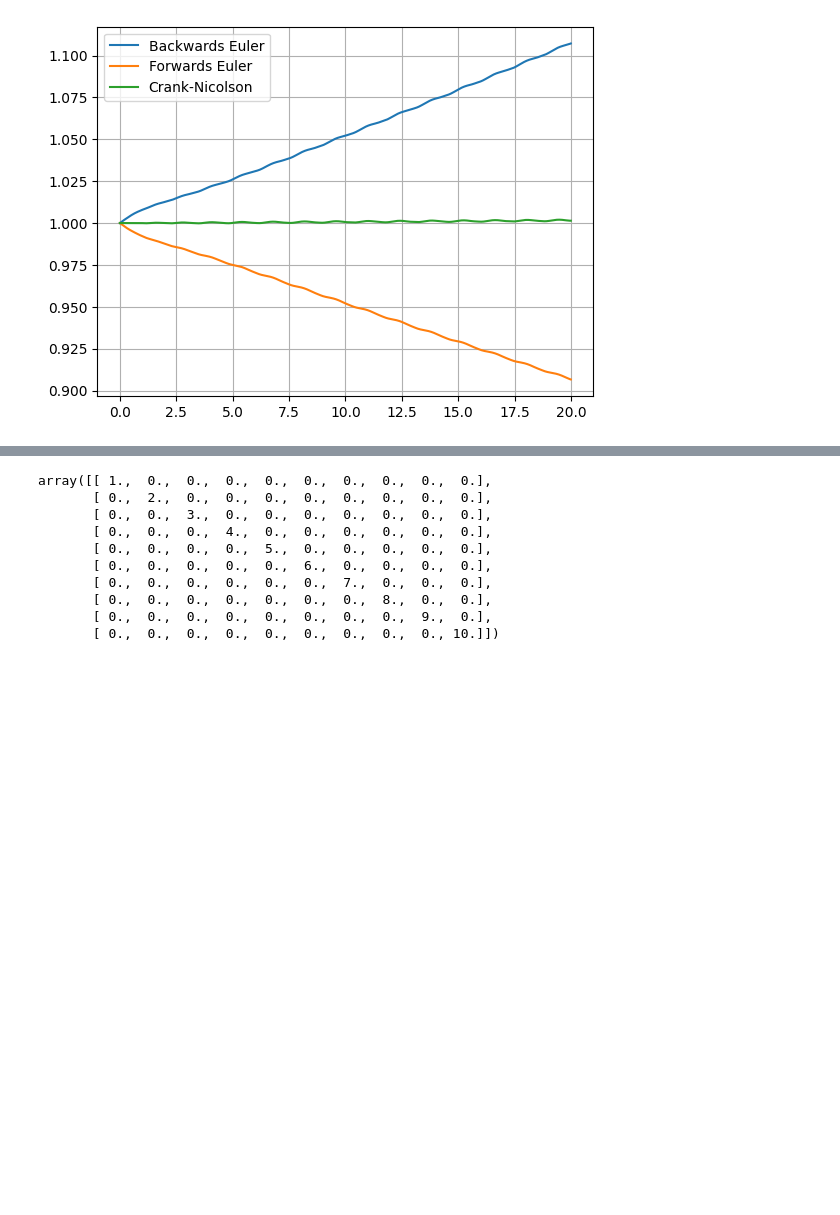
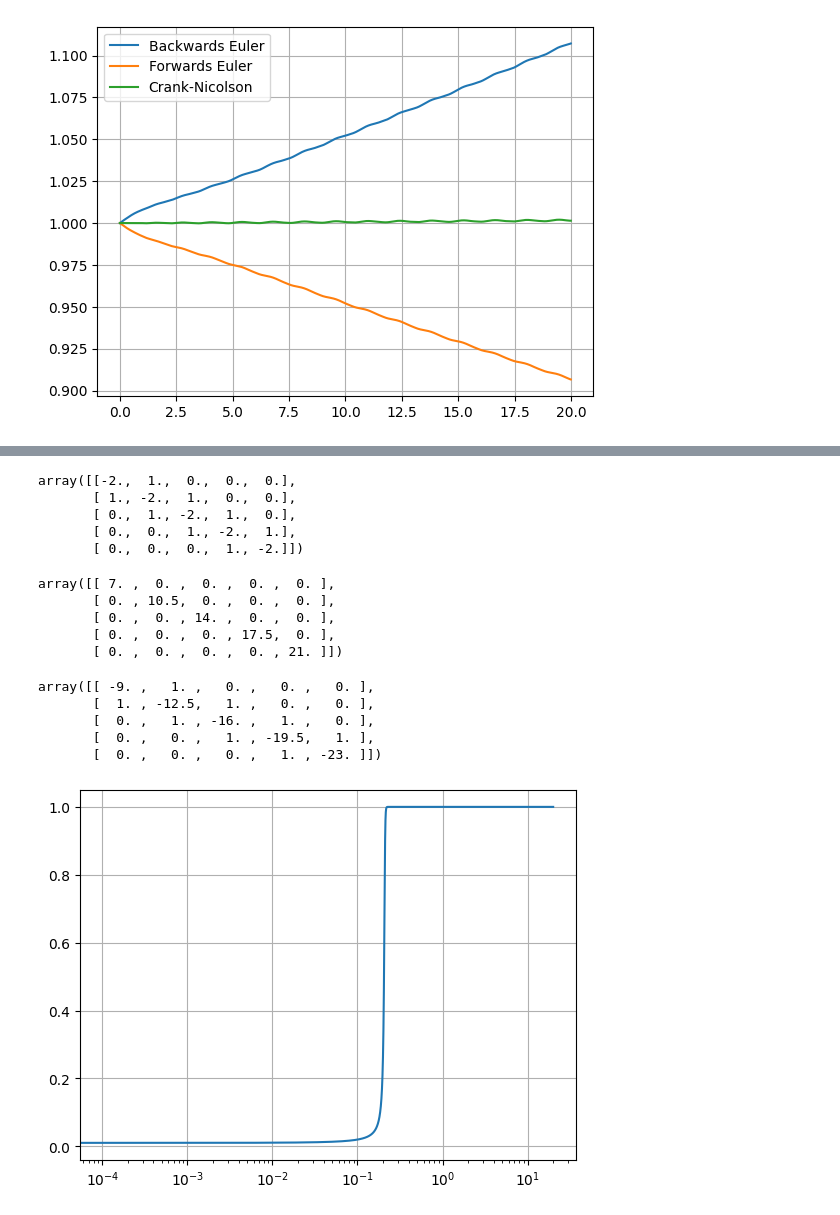
Before and after one commit to Mehdi-Haned/PINNs-Spring2025, a Jupyter notebook: PDEs/integrators.ipynb, the cells around one changed output, grey strips where cells are left out. Drawn from its saved outputs; the diff is of its cells as text; code cells hidden in the pictures; blank space fills up the shorter version.

```diff
--- a/PDEs/integrators.ipynb
+++ b/PDEs/integrators.ipynb
@@ -91,13 +65,58 @@ array([[1., 0., 0., 0., 0., 0., 0., 0., 0., 0.],
-# %%
-I * np.array([1,2,3,4,5,6,7,8,9,10])
-# %% [output]
-array([[ 1.,  0.,  0.,  0.,  0.,  0.,  0.,  0.,  0.,  0.],
-       [ 0.,  2.,  0.,  0.,  0.,  0.,  0.,  0.,  0.,  0.],
-       [ 0.,  0.,  3.,  0.,  0.,  0.,  0.,  0.,  0.,  0.],
-       [ 0.,  0.,  0.,  4.,  0.,  0.,  0.,  0.,  0.,  0.],
-       [ 0.,  0.,  0.,  0.,  5.,  0.,  0.,  0.,  0.,  0.],
-       [ 0.,  0.,  0.,  0.,  0.,  6.,  0.,  0.,  0.,  0.],
-       [ 0.,  0.,  0.,  0.,  0.,  0.,  7.,  0.,  0.,  0.],
-       [ 0.,  0.,  0.,  0.,  0.,  0.,  0.,  8.,  0.,  0.],
-       [ 0.,  0.,  0.,  0.,  0.,  0.,  0.,  0.,  9.,  0.],
-       [ 0.,  0.,  0.,  0.,  0.,  0.,  0.,  0.,  0., 10.]])
+# %%
+from scipy.sparse import diags
+from scipy.sparse.linalg import factorized
+
+def D2v(n):
+    return diags([1, -2, 1], [-1, 0, 1], shape=(n, n)).toarray()
+
+D2v(5)
+# %% [output]
+array([[-2.,  1.,  0.,  0.,  0.],
+       [ 1., -2.,  1.,  0.,  0.],
+       [ 0.,  1., -2.,  1.,  0.],
+       [ 0.,  0.,  1., -2.,  1.],
+       [ 0.,  0.,  0.,  1., -2.]])
+# %%
+A = np.linspace(7, 21, 5)
+diags(A, 0, shape=(5, 5)).toarray()
+# %% [output]
+array([[ 7. ,  0. ,  0. ,  0. ,  0. ],
+       [ 0. , 10.5,  0. ,  0. ,  0. ],
+       [ 0. ,  0. , 14. ,  0. ,  0. ],
+       [ 0. ,  0. ,  0. , 17.5,  0. ],
+       [ 0. ,  0. ,  0. ,  0. , 21. ]])
+# %%
+(diags([1, -2, 1], [-1, 0, 1], shape=(5, 5)) - diags(A, 0, shape=(5, 5)))
+# %% [output]
+array([[ -9. ,   1. ,   0. ,   0. ,   0. ],
+       [  1. , -12.5,   1. ,   0. ,   0. ],
+       [  0. ,   1. , -16. ,   1. ,   0. ],
+       [  0. ,   0. ,   1. , -19.5,   1. ],
+       [  0. ,   0. ,   0. ,   1. , -23. ]])
+# %%
+# Crank Nicolson Method
+
+dt = 1e-4
+t  = np.arange(0, 20, dt)
+
+def f(t, u):
+    return 500*u**2 * (1 - u)
+
+u0 = 1e-2
+u  = np.zeros_like(t)
+
+for i in range(len(t)):
+    if i == 0:
+        u[0] = u0
+    else:
+        j  = i-1
+        tj = t[j]
+        uj = u[j]
+        u[i] = fsolve(lambda ui: ui - uj - 0.5*dt*(f(ti, ui) + f(tj, uj)), uj)[0]
+
+plt.plot(t, u, label='Crank Nicolson')
+plt.xscale('log')
+plt.grid()
+plt.show()
+# %% [output]
+[figure, added]
```
Also changed, not shown: parts of 4 cells of this notebook, 3 other files.
